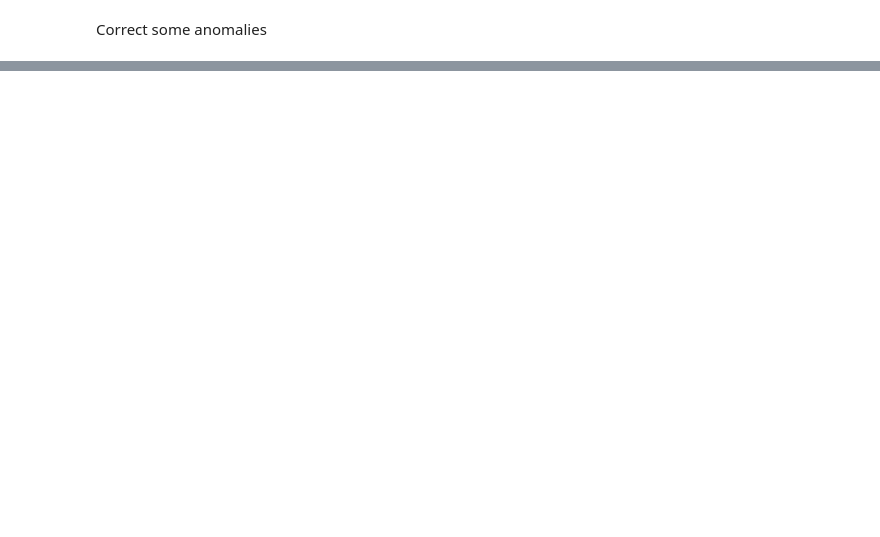
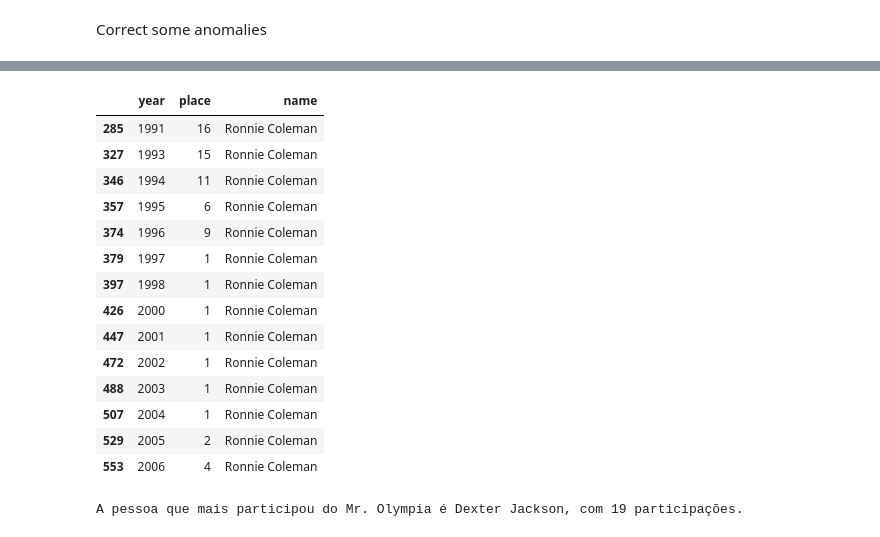
Before and after one commit to jojosuelobo/MrOlympia-DataAnalysis, a Jupyter notebook: project.ipynb, the cells around one changed output, grey strips where cells are left out. Saved outputs shown, nothing was run; the diff lists cells and outputs as text; code cells hidden in the pictures; blank space fills up the shorter version.

```diff
--- a/project.ipynb
+++ b/project.ipynb
@@ -622,0 +673,18 @@ df_winners
+# %%
+dfs = []
+
+for year, data in zip(df_olympia['year'], leaderboard):
+    places, names = data
+
+    # Cria um DataFrame temporário para o ano atual
+    df_temp = pd.DataFrame({
+        'year': [year] * len(places),
+        'place': places,
+        'name': names
+    })
+
+    # Adiciona o DataFrame temporário à lista
+    dfs.append(df_temp)
+
+dfs
+df_leaderboard = pd.concat(dfs, ignore_index=True)
@@ -622,0 +709,27 @@ df_winners
+# %%
+ronnie_positions = df_leaderboard[df_leaderboard['name'].str.contains('Ronnie Coleman', case=False, na=False)]
+ronnie_positions
+# %% [output]
+|  | year | place | name |
+| 285 | 1991 | 16 | Ronnie Coleman |
+| 327 | 1993 | 15 | Ronnie Coleman |
+| 346 | 1994 | 11 | Ronnie Coleman |
+| 357 | 1995 | 6 | Ronnie Coleman |
+| 374 | 1996 | 9 | Ronnie Coleman |
+| 379 | 1997 | 1 | Ronnie Coleman |
+| 397 | 1998 | 1 | Ronnie Coleman |
+| 426 | 2000 | 1 | Ronnie Coleman |
+| 447 | 2001 | 1 | Ronnie Coleman |
+| 472 | 2002 | 1 | Ronnie Coleman |
+| 488 | 2003 | 1 | Ronnie Coleman |
+| 507 | 2004 | 1 | Ronnie Coleman |
+| 529 | 2005 | 2 | Ronnie Coleman |
+| 553 | 2006 | 4 | Ronnie Coleman |
+# %%
+participations_count = df_leaderboard['name'].value_counts()
+most_participated = participations_count.idxmax()
+num_participations = participations_count.max()
+
+print(f"A pessoa que mais participou do Mr. Olympia é {most_participated}, com {num_participations} participações.")
+# %% [output]
+A pessoa que mais participou do Mr. Olympia é Dexter Jackson, com 19 participações.
```
Also changed, not shown: parts of 12 cells of this notebook.
